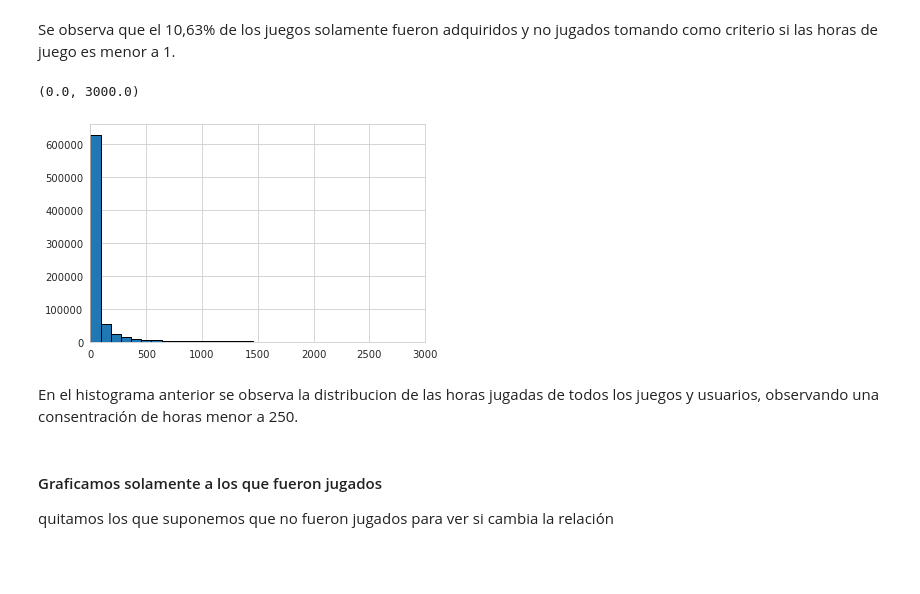
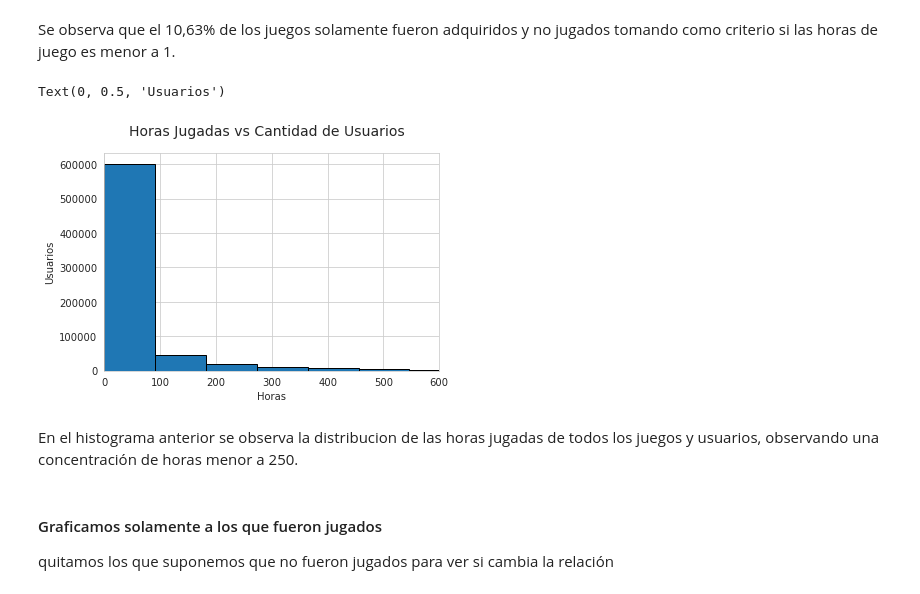
Before and after one commit to gonzalogperez/sistemas-recomendacion-steam, a Jupyter notebook: DS_Proyecto_03_SR_BigData.ipynb, the cells around one changed output. Cells and saved outputs as stored; diff of their text form; code cells hidden in the pictures; blank space fills up the shorter version.

```diff
--- a/DS_Proyecto_03_SR_BigData.ipynb
+++ b/DS_Proyecto_03_SR_BigData.ipynb
@@ -831,13 +927,16 @@ Cantidad de juegos comprados 759125 - Los comprados que consideramos que se han
 Se observa que el 10,63% de los juegos solamente fueron adquiridos y no jugados tomando como criterio si las horas de juego es menor a 1.
 # %%
 ##Distribucion
+plt.suptitle('Horas Jugadas vs Cantidad de Usuarios', size = 14);
 plt.hist(df1['hours'], bins=100, alpha=1, edgecolor = 'black',  linewidth=1)
-plt.xlim([0,3000]) ## limite en x, para acotar y quitar los outliers
+plt.xlim([0,600]) ## limite en x, para acotar y quitar los outliers
+plt.xlabel("Horas")
+plt.ylabel("Usuarios")
 # %% [output]
-(0.0, 3000.0)
+Text(0, 0.5, 'Usuarios')
-[figure, old version]
+[figure, new version]
 # %% [markdown]
-En el histograma anterior se observa la distribucion de las horas jugadas de todos los juegos y usuarios, observando una consentración de horas menor a 250.
+En el histograma anterior se observa la distribucion de las horas jugadas de todos los juegos y usuarios, observando una concentración de horas menor a 250.
 # %% [markdown]
 #### Graficamos solamente a los que fueron jugados
 quitamos los que suponemos que no fueron jugados para ver si cambia la relación
```
Also changed, not shown: parts of 214 cells of this notebook, 1 other file.
